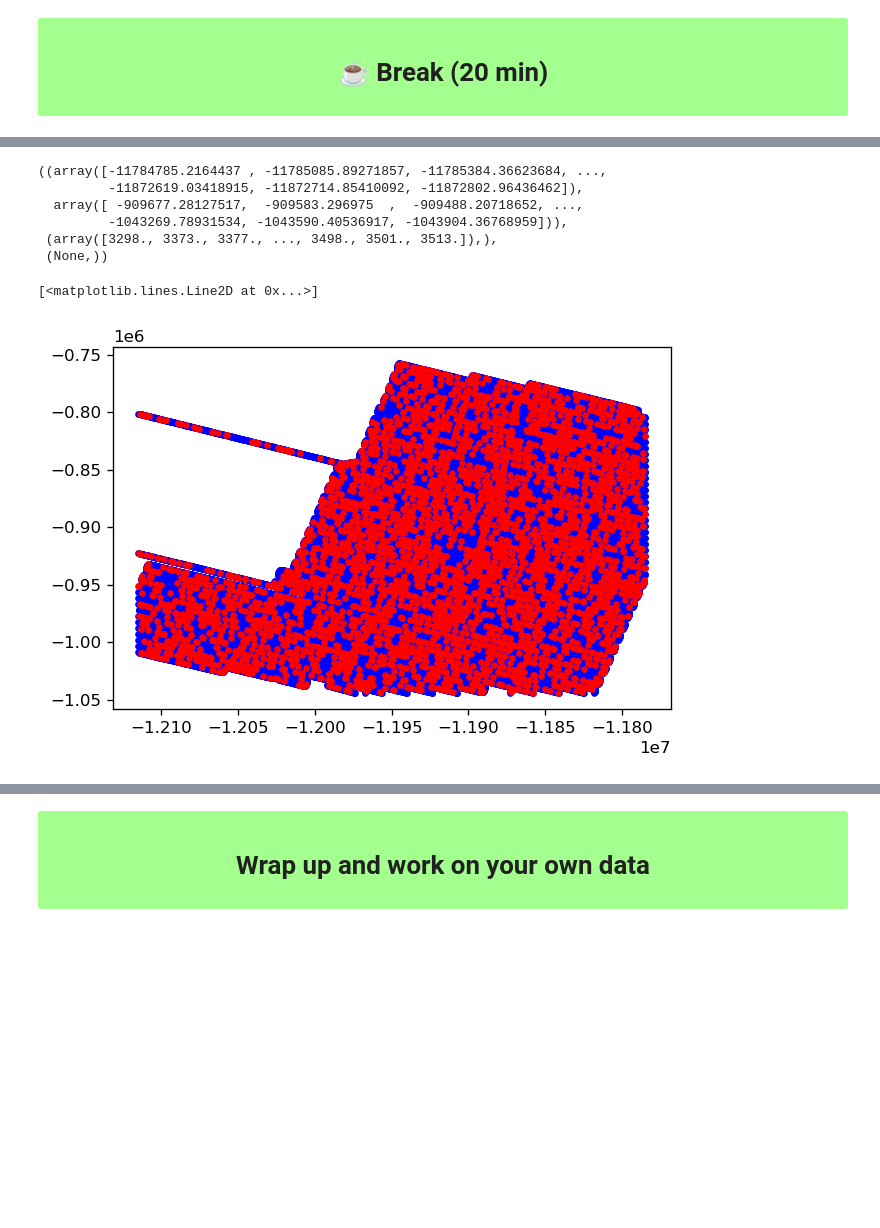
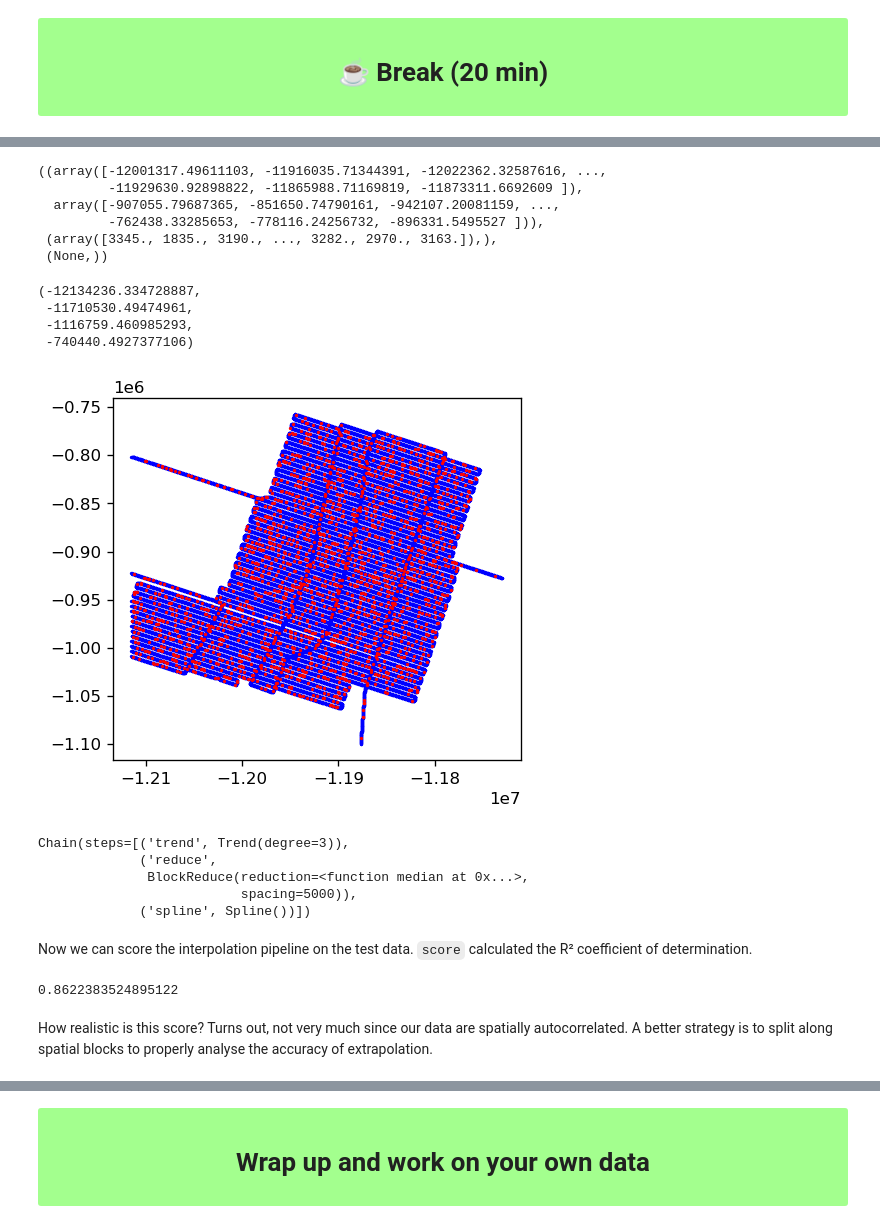
Before and after one commit to fatiando/transform2020, a Jupyter notebook: tutorial.ipynb, the cells around one changed output, grey strips where cells are left out. Drawn from its saved outputs; the diff is of its cells as text; code cells hidden in the pictures; blank space fills up the shorter version.

```diff
--- a/tutorial.ipynb
+++ b/tutorial.ipynb
@@ -89,5 +102,6 @@ plt.colorbar()
 # %%
-data = data[vd.inside((data.LON, data.LAT), [-110, -107, -9.5, -5])]
+data = data[vd.inside((data.LON, data.LAT), [-110, -106.5, -10, -5])]
+# There are some NaNs that we need to remove
 data = data.dropna(subset=["CORR_DEPTH"])
 data
 # %% [output]
@@ -261,7 +328,6 @@ grid.scalars.plot()
 # %%
 chain = vd.Chain([
-    ("trend", vd.Trend(degree=1)),
+    ("trend", vd.Trend(degree=3)),
     ("reduce", vd.BlockReduce(np.median, spacing=5000)),
     ("spline", vd.Spline()),
 ])
-chain
@@ -293,17 +363,40 @@ grid.scalars.plot()
 # %%
-train, test = vd.train_test_split(coordinates, data.CORR_DEPTH, random_state=0, test_size=0.1)
+train, test = vd.train_test_split(coordinates, data.CORR_DEPTH, random_state=0, test_size=0.05)
 # %%
 train
 # %% [output]
-((array([-11784785.2164437 , -11785085.89271857, -11785384.36623684, ...,
-         -11872619.03418915, -11872714.85410092, -11872802.96436462]),
-  array([ -909677.28127517,  -909583.296975  ,  -909488.20718652, ...,
-         -1043269.78931534, -1043590.40536917, -1043904.36768959])),
- (array([3298., 3373., 3377., ..., 3498., 3501., 3513.]),),
+((array([-12001317.49611103, -11916035.71344391, -12022362.32587616, ...,
+         -11929630.92898822, -11865988.71169819, -11873311.6692609 ]),
+  array([-907055.79687365, -851650.74790161, -942107.20081159, ...,
+         -762438.33285653, -778116.24256732, -896331.5495527 ])),
+ (array([3345., 1835., 3190., ..., 3282., 2970., 3163.]),),
  (None,))
 # %%
-plt.plot(train[0][0], train[0][1], ".b")
-plt.plot(test[0][0], test[0][1], ".r")
+plt.figure()
+plt.plot(train[0][0], train[0][1], ".b", markersize=2)
+plt.plot(test[0][0], test[0][1], ".r", markersize=2)
+plt.axis("scaled")
 # %% [output]
-[<matplotlib.lines.Line2D at 0x...>]
+(-12134236.334728887,
+ -11710530.49474961,
+ -1116759.460985293,
+ -740440.4927377106)
-[figure, old version]
+[figure, new version]
+# %%
+chain.fit(*train)
+# %% [output]
+Chain(steps=[('trend', Trend(degree=3)),
+             ('reduce',
+              BlockReduce(reduction=<function median at 0x...>,
+                          spacing=5000)),
+             ('spline', Spline())])
+# %% [markdown]
+Now we can score the interpolation pipeline on the test data. `score` calculated the R² coefficient of determination.
+# %%
+chain.score(*test)
+# %% [output]
+0.8622383524895122
+# %% [markdown]
+How realistic is this score?
+Turns out, not very much since our data are spatially autocorrelated.
+A better strategy is to split along spatial blocks to properly analyse the accuracy of extrapolation.
```
Also changed, not shown: parts of 74 cells of this notebook.
